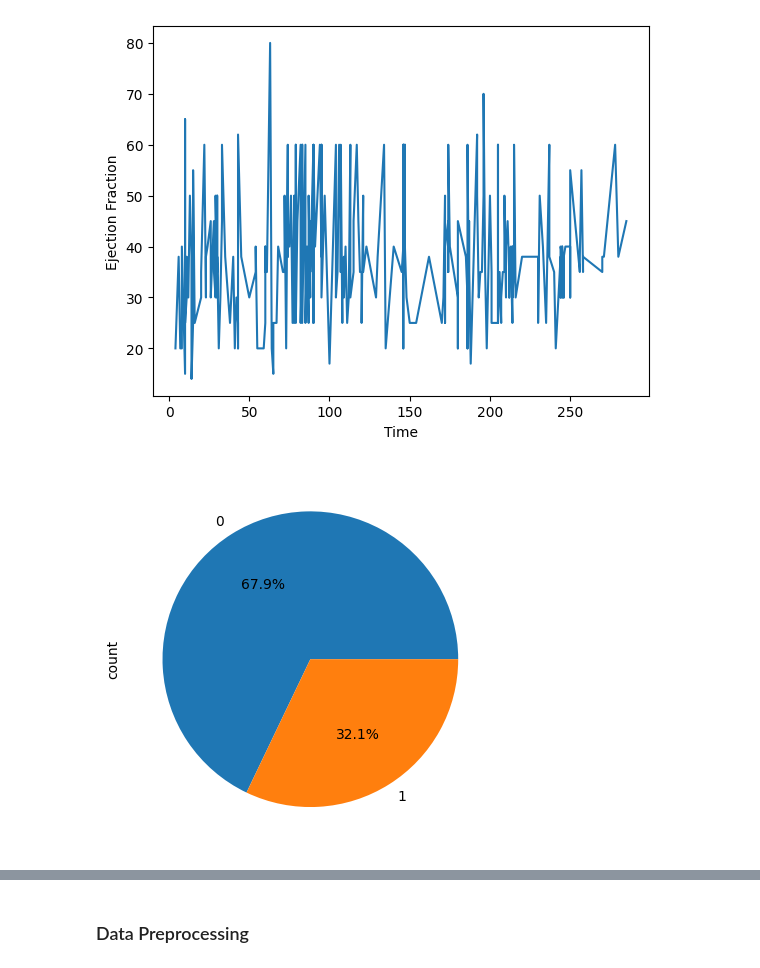
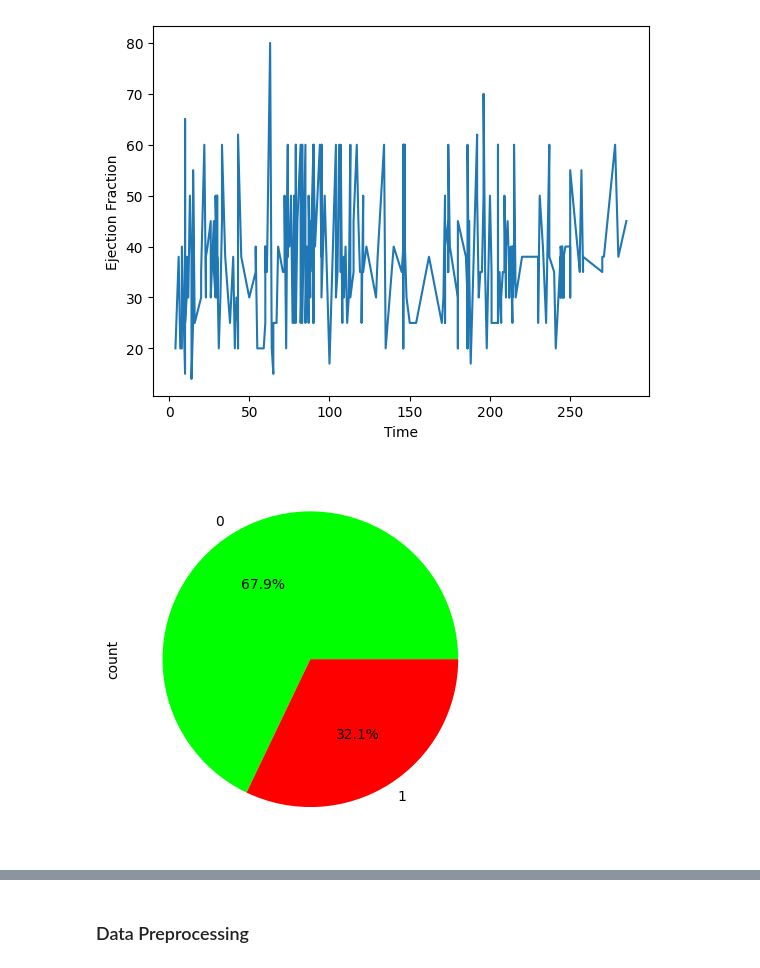
Before and after one commit to arindam-sahoo/Heart-Failure-Prediction, a Jupyter notebook: main.ipynb, the cells around one changed output, grey strips where cells are left out. Drawn from its saved outputs; the diff is of its cells as text; code cells hidden in the pictures.

```diff
--- a/main.ipynb
+++ b/main.ipynb
@@ -195,10 +203,10 @@ plt.show()
 [figure]
 # %%
 # Pie Charts
-pie_chart = data['smoking'].value_counts().plot.pie(autopct='%1.1f%%')
+pie_chart = data['smoking'].value_counts().plot.pie(autopct='%1.1f%%', colors=cols)
 plt.show()
 # %% [output]
-[figure, old version]
+[figure, new version]
 # %%
 # Survival Analysis (example using lifelines library)
 from lifelines import KaplanMeierFitter
```
Also changed, not shown: parts of 2 cells of this notebook.
